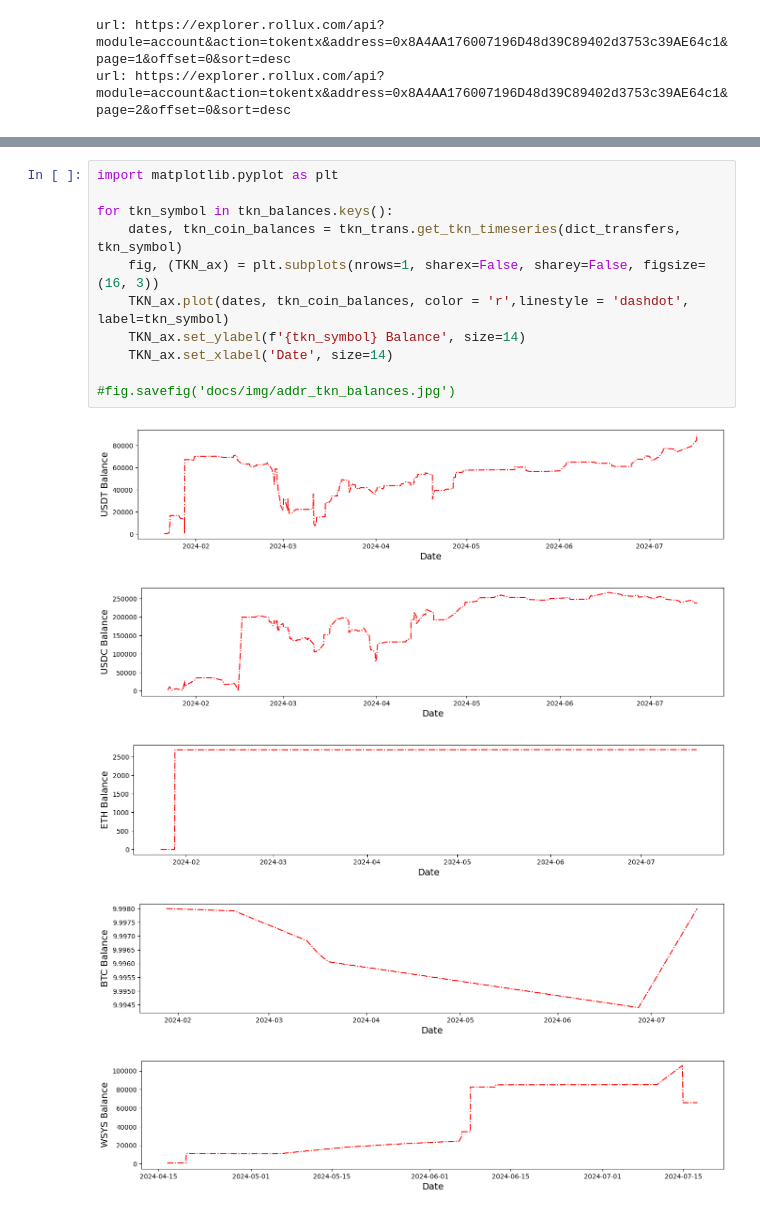
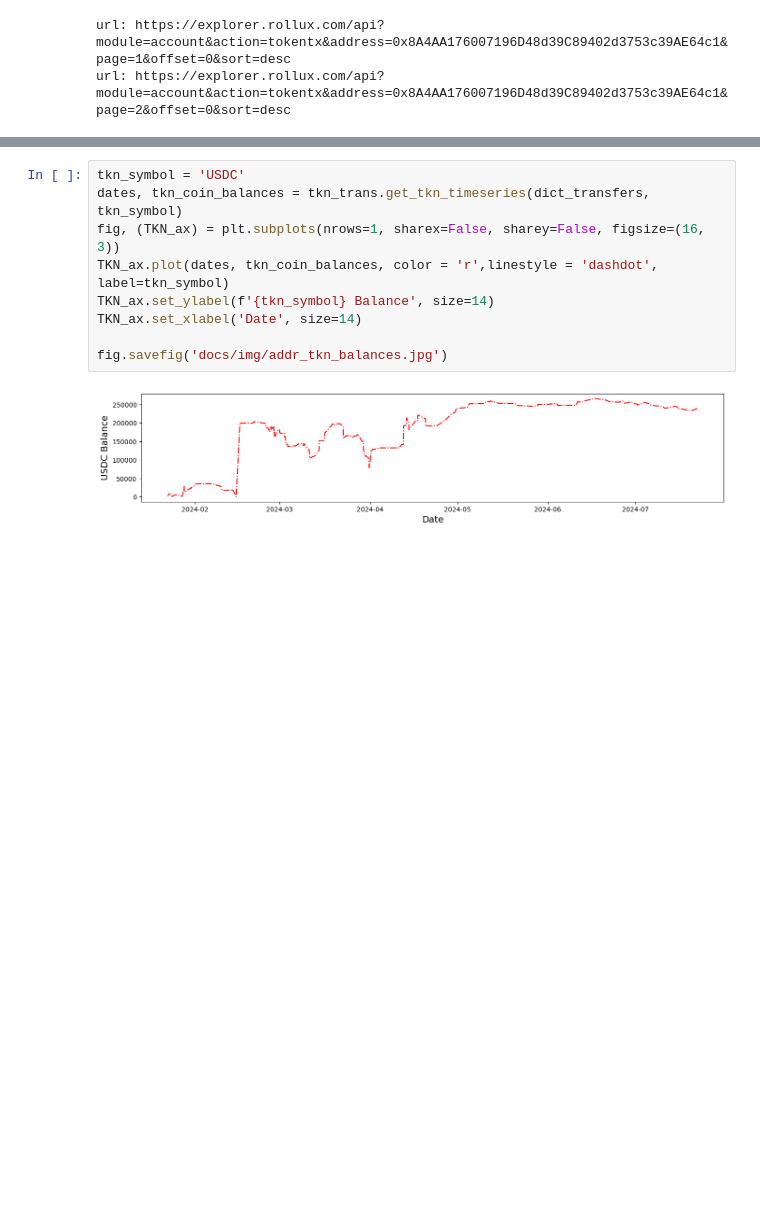
Before and after one commit to defipy-devs/blockscout-python, a Jupyter notebook: notebooks/cull/address_tkn_transfers.ipynb, the cells around one changed output, grey strips where cells are left out. Cells and saved outputs as stored; diff of their text form; blank space fills up the shorter version.

Commit message:
coin transfers

```diff
--- a/notebooks/cull/address_tkn_transfers.ipynb
+++ b/notebooks/cull/address_tkn_transfers.ipynb
@@ -24,17 +25,11 @@ tkn_balances
 # %%
-import matplotlib.pyplot as plt
+tkn_symbol = 'USDC'
+dates, tkn_coin_balances = tkn_trans.get_tkn_timeseries(dict_transfers, tkn_symbol)
+fig, (TKN_ax) = plt.subplots(nrows=1, sharex=False, sharey=False, figsize=(16, 3))
+TKN_ax.plot(dates, tkn_coin_balances, color = 'r',linestyle = 'dashdot', label=tkn_symbol)
+TKN_ax.set_ylabel(f'{tkn_symbol} Balance', size=14)
+TKN_ax.set_xlabel('Date', size=14)
 
-for tkn_symbol in tkn_balances.keys():
-    dates, tkn_coin_balances = tkn_trans.get_tkn_timeseries(dict_transfers, tkn_symbol)
-    fig, (TKN_ax) = plt.subplots(nrows=1, sharex=False, sharey=False, figsize=(16, 3))
-    TKN_ax.plot(dates, tkn_coin_balances, color = 'r',linestyle = 'dashdot', label=tkn_symbol)
-    TKN_ax.set_ylabel(f'{tkn_symbol} Balance', size=14)
-    TKN_ax.set_xlabel('Date', size=14)
-
-#fig.savefig('docs/img/addr_tkn_balances.jpg')
+fig.savefig('docs/img/addr_tkn_balances.jpg')
 # %% [output]
-[figure, old version]
+[figure, new version]
-[figure, removed]
-[figure, removed]
-[figure, removed]
-[figure, removed]
```
Also changed, not shown: parts of 2 cells of this notebook, 14 other files.
